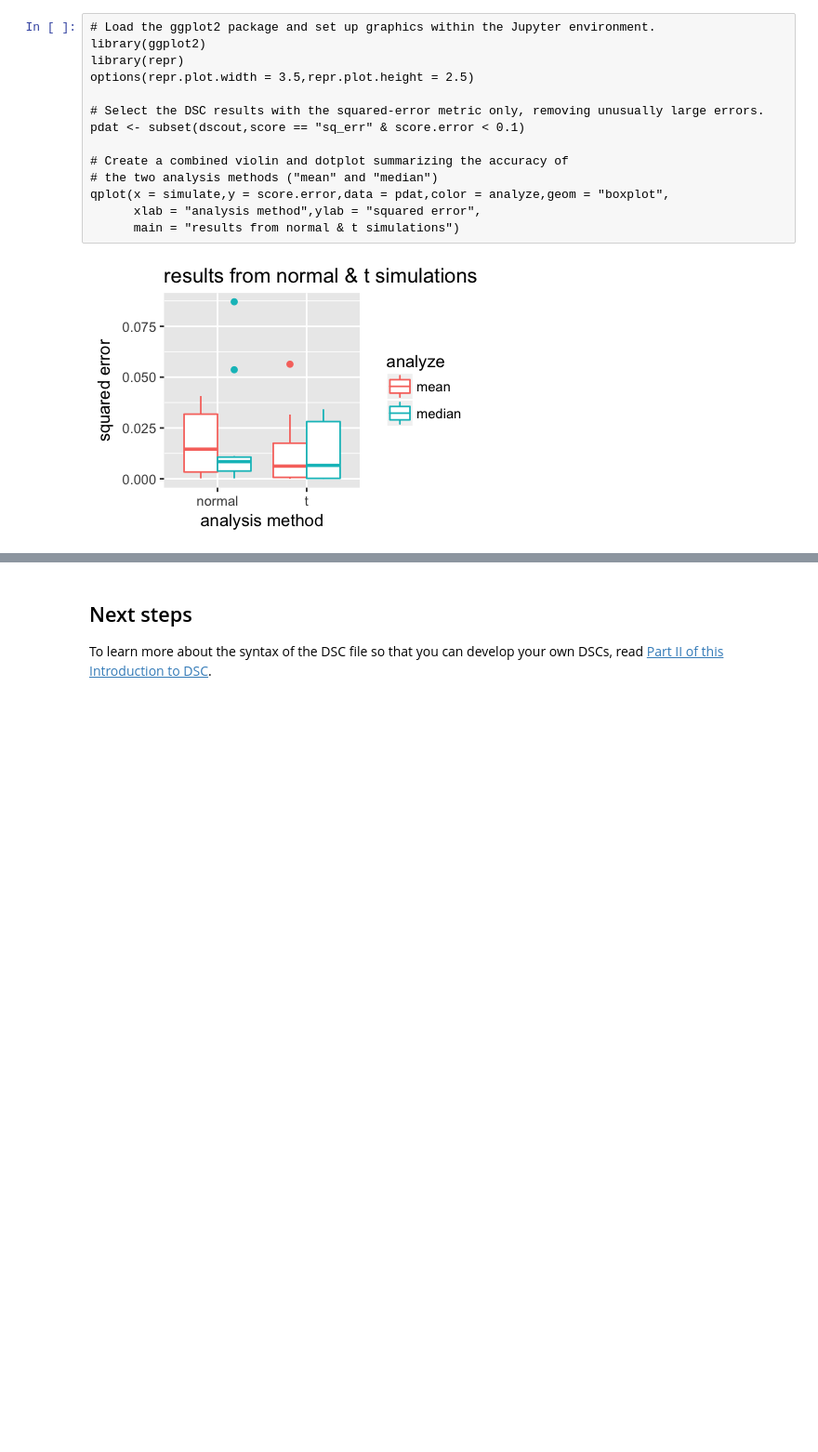
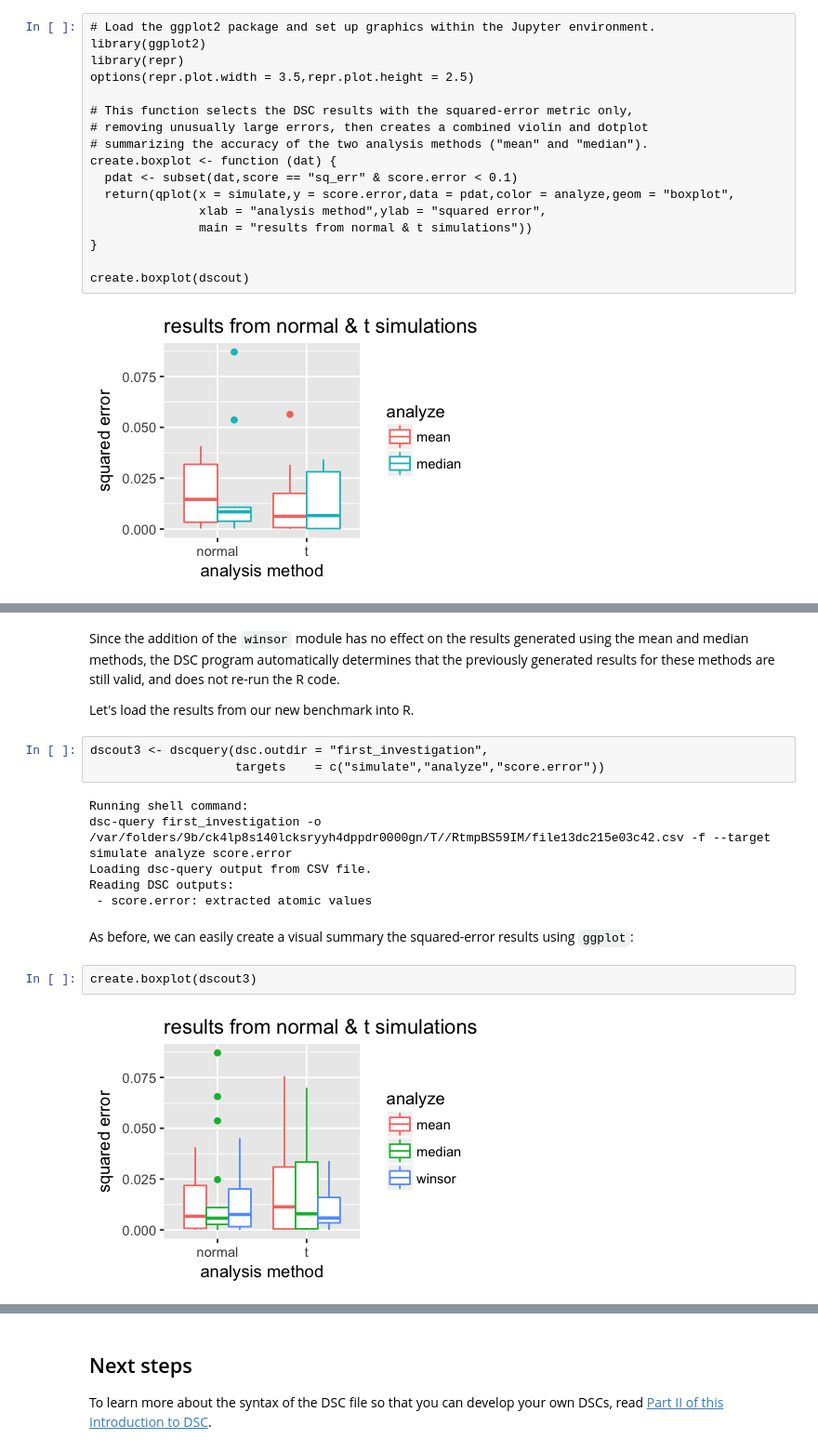
Before and after one commit to stephenslab/dsc-wiki, a Jupyter notebook: tutorials/Intro_DSC.ipynb, the cells around one changed output, grey strips where cells are left out. Shown at 93% size. Cells and saved outputs as stored; diff of their text form; blank space fills up the shorter version.

```diff
--- a/tutorials/Intro_DSC.ipynb
+++ b/tutorials/Intro_DSC.ipynb
@@ -208,14 +216,17 @@ library(ggplot2)
 library(repr)
 options(repr.plot.width = 3.5,repr.plot.height = 2.5)
 
-# Select the DSC results with the squared-error metric only, removing unusually large errors.
-pdat <- subset(dscout,score == "sq_err" & score.error < 0.1)
+# This function selects the DSC results with the squared-error metric only,
+# removing unusually large errors, then creates a combined violin and dotplot
+# summarizing the accuracy of the two analysis methods ("mean" and "median").
+create.boxplot <- function (dat) {
+  pdat <- subset(dat,score == "sq_err" & score.error < 0.1)
+  return(qplot(x = simulate,y = score.error,data = pdat,color = analyze,geom = "boxplot",
+               xlab = "analysis method",ylab = "squared error",
+               main = "results from normal & t simulations"))
+}
 
-# Create a combined violin and dotplot summarizing the accuracy of
-# the two analysis methods ("mean" and "median")
-qplot(x = simulate,y = score.error,data = pdat,color = analyze,geom = "boxplot",
-      xlab = "analysis method",ylab = "squared error",
-      main = "results from normal & t simulations")
+create.boxplot(dscout)
 # %% [output]
 [figure]
 # %% [markdown]
@@ -222,0 +313,19 @@ From this plot, we see that the median is substantially more accurate than the m
+# %% [markdown]
+Since the addition of the `winsor` module has no effect on the results generated using the mean and median methods, the DSC program automatically determines that the previously generated results for these methods are still valid, and does not re-run the R code.
+
+Let's load the results from our new benchmark into R.
+# %%
+dscout3 <- dscquery(dsc.outdir = "first_investigation",
+                    targets    = c("simulate","analyze","score.error"))
+# %% [output]
+Running shell command:
+dsc-query first_investigation -o /var/folders/9b/ck4lp8s140lcksryyh4dppdr0000gn/T//RtmpBS59IM/file13dc215e03c42.csv -f --target simulate analyze score.error
+Loading dsc-query output from CSV file.
+Reading DSC outputs:
+ - score.error: extracted atomic values
+# %% [markdown]
+As before, we can easily create a visual summary the squared-error results using `ggplot`:
+# %%
+create.boxplot(dscout3)
+# %% [output]
+[figure, added]
```
Also changed, not shown: parts of 27 cells of this notebook, 4 other files.
